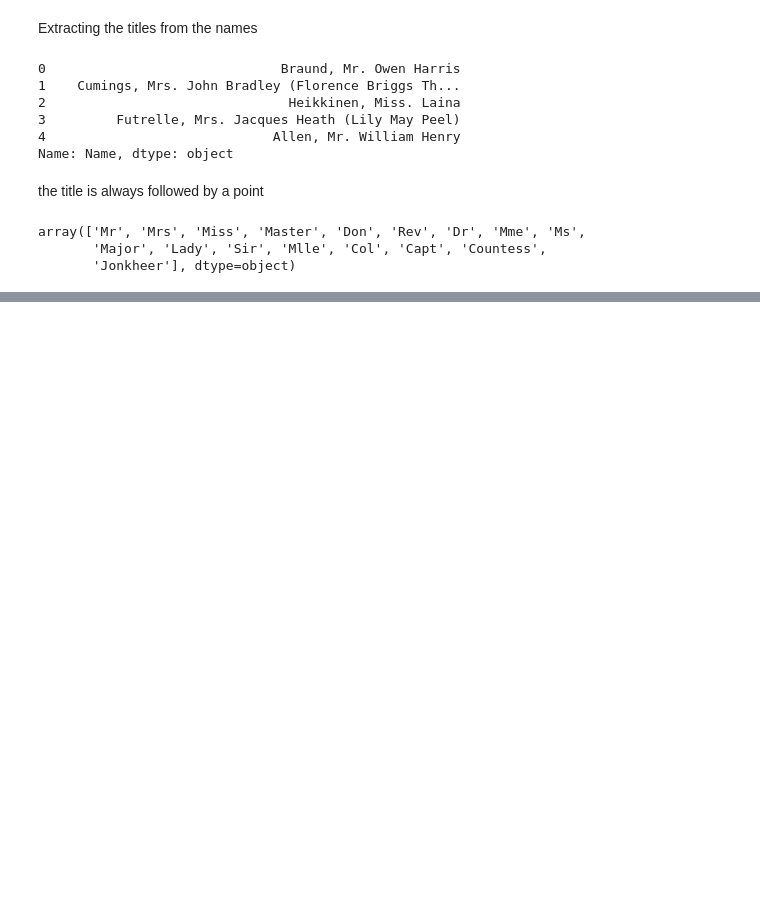
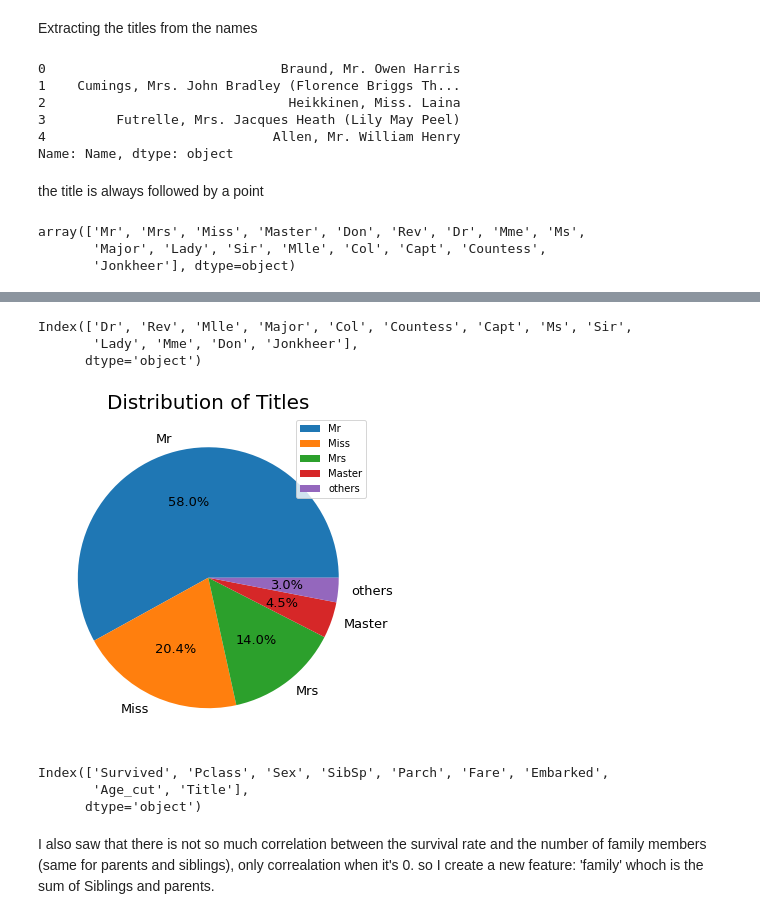
Before and after one commit to noakawa/Titanic, a Jupyter notebook: Titanic.ipynb, the cells around one changed output, grey strips where cells are left out. Cells and saved outputs as stored; diff of their text form; code cells hidden in the pictures; blank space fills up the shorter version.

```diff
--- a/Titanic.ipynb
+++ b/Titanic.ipynb
@@ -476,0 +419,2 @@ I will keep both columns and try a model with both separately
+# %%
+data_train.drop(columns='Age', inplace=True)
@@ -701,0 +444,2 @@ I tried different models and Random Forest with scaled data clearly gives me bet
+# %%
+data_train['Title'] = data_train['Name'].apply(lambda name: re.search('([A-Za-z]+)\.', name).group(1))
@@ -701,0 +467,18 @@ I tried different models and Random Forest with scaled data clearly gives me bet
+# %%
+data_train['Title'].value_counts()[data_train['Title'].value_counts().values < 9].index
+# %% [output]
+Index(['Dr', 'Rev', 'Mlle', 'Major', 'Col', 'Countess', 'Capt', 'Ms', 'Sir',
+       'Lady', 'Mme', 'Don', 'Jonkheer'],
+      dtype='object')
+# %%
+plt.figure(figsize=(6,6))
+plt.pie(data_train['Title'].value_counts()[data_train['Title'].value_counts().values > 8].values.tolist() + \
+        [data_train['Title'].value_counts()[data_train['Title'].value_counts().values < 9].values.sum()],
+        labels=data_train['Title'].value_counts()[data_train['Title'].value_counts().values > 8].index.tolist() + ['others'],
+        autopct='%1.1f%%',
+        textprops={'fontsize': 13})
+plt.legend()
+plt.title('Distribution of Titles', size=20)
+plt.show()
+# %% [output]
+[figure, added]
@@ -701,0 +488,8 @@ I tried different models and Random Forest with scaled data clearly gives me bet
+# %%
+data_train.columns
+# %% [output]
+Index(['Survived', 'Pclass', 'Sex', 'SibSp', 'Parch', 'Fare', 'Embarked',
+       'Age_cut', 'Title'],
+      dtype='object')
+# %% [markdown]
+I also saw that there is not so much correlation between the survival rate and the number of family members (same for parents and siblings), only correalation when it's 0. so I create a new feature: 'family' whoch is the sum of Siblings and parents.
```
Also changed, not shown: parts of 122 cells of this notebook.
